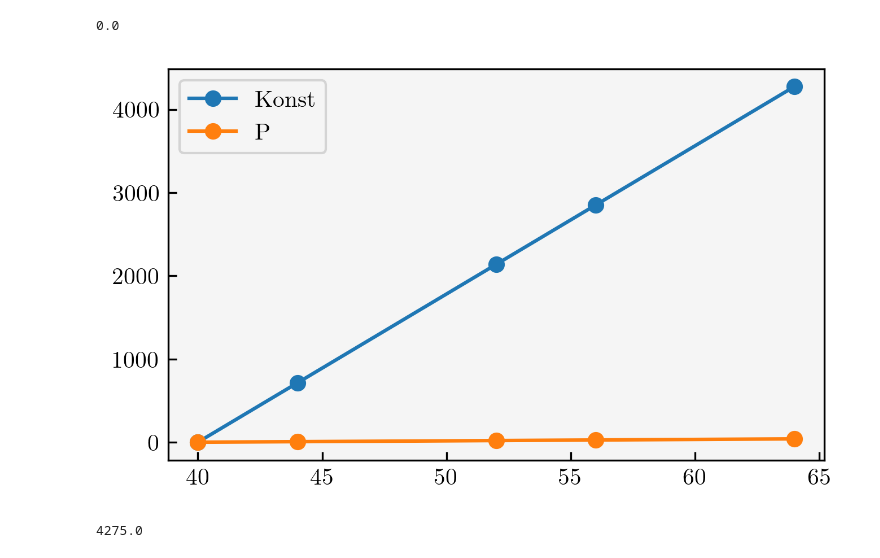
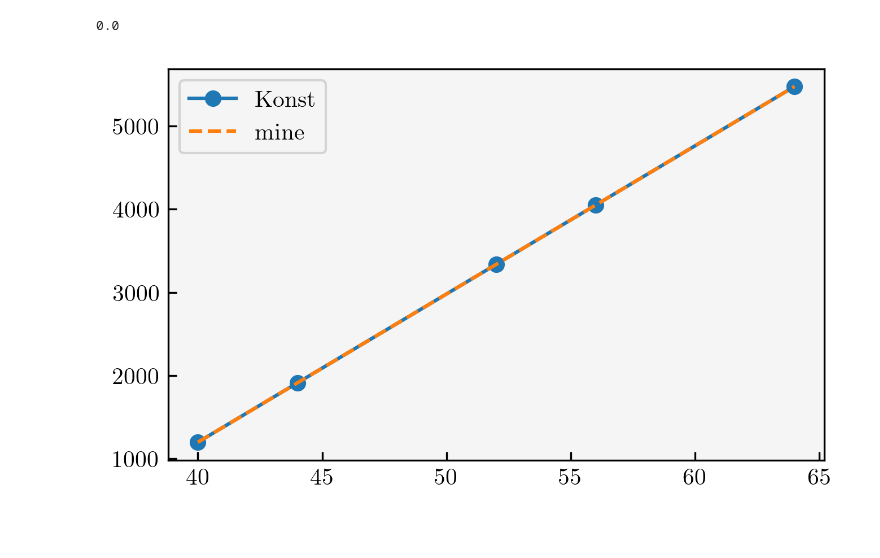
Before and after one commit to KKilmetis8/tde_comparison, a Jupyter notebook: LOG_test_photo.ipynb, the cells around one changed output. Cells and saved outputs as stored; diff of their text form; code cells hidden in the pictures.

```diff
--- a/LOG_test_photo.ipynb
+++ b/LOG_test_photo.ipynb
@@ -74,22 +55,27 @@ print(2850/0.4)
+# %%
+t = np.array([1,1.1,1.3,1.4,1.6])
+start = 1
+end = 1.4
+n_start = 1200
+n_end = 4050
+n = (t-start) * n_end - (t - end) * n_start
+n /= (end - start)
 # %%
-tf = np.array([1,1.1,1.3,1.4,1.6])
-days = tf * 40
+days = t * 40
 nums = np.array([1200, 1800, 2700, 4050])
-num_scale = nums - 1200
-y1 = 2850*(tf-1)/0.4
-y = (days-40)*(5/3)
-#plt.plot(days, num_scale, '-o', label = 'mine')
-plt.plot(days, y1, '-o', label = 'Konst')
-plt.plot(days, y, '-o', label = 'P')
+num_scale = nums
+y1 = 2850*(t-1)/0.4 + 1200
+#y = (days-40)*(5/3)
+plt.plot(days, n, '-o', label = 'Konst')
+plt.plot(days, y1, '--', label = 'mine')
+#plt.plot(days, y, '-o', label = 'P')
 plt.legend()
 print(y[0])
 # %% [output]
 0.0
-[figure, old version]
+[figure, new version]
 # %%
 y1[-1]
-# %% [output]
-4275.0
 # %%
 x = np.arange(200)
 z = x**(5/3)
```
Also changed, not shown: parts of 6 cells of this notebook, 9 other files.
